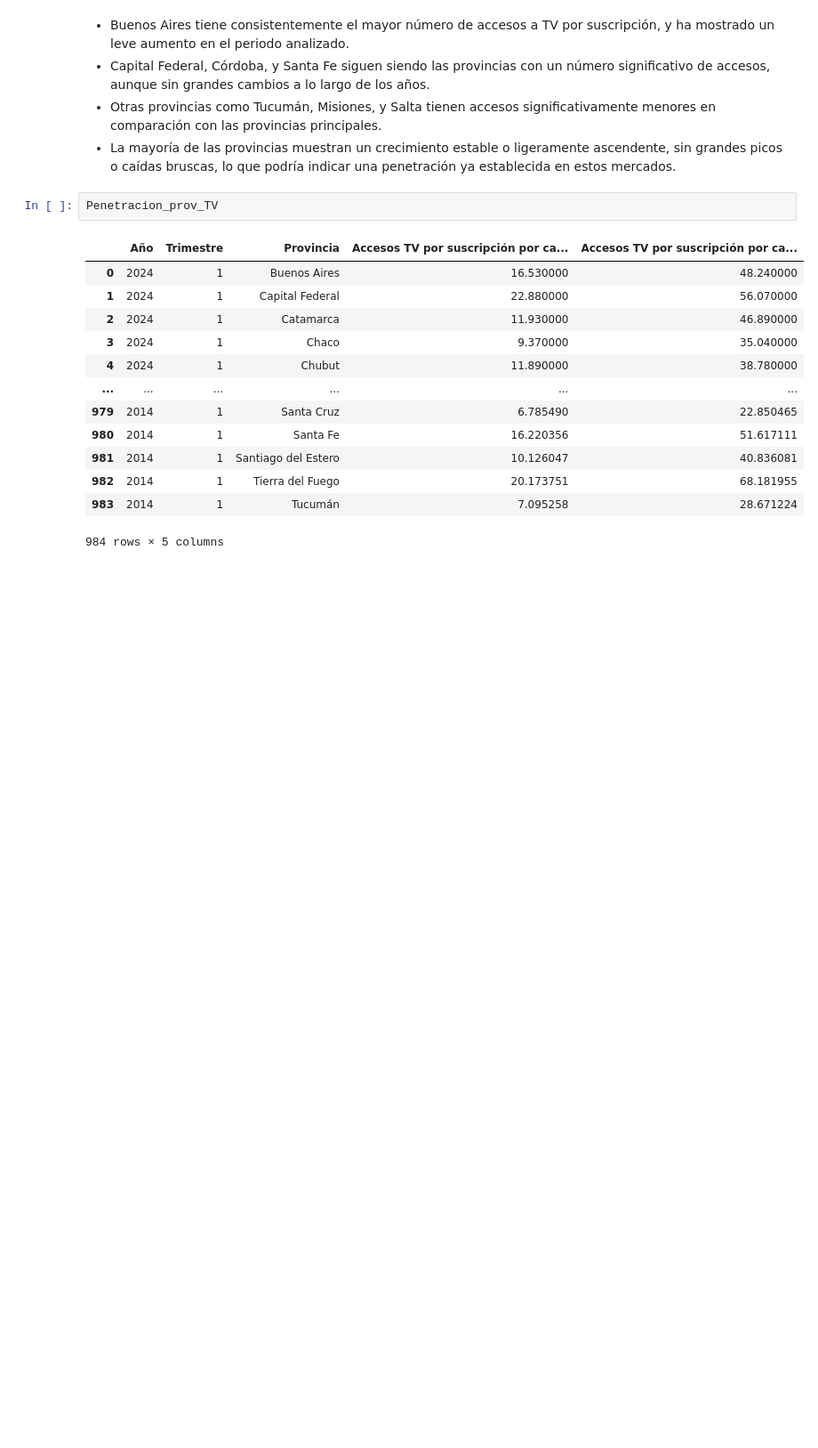
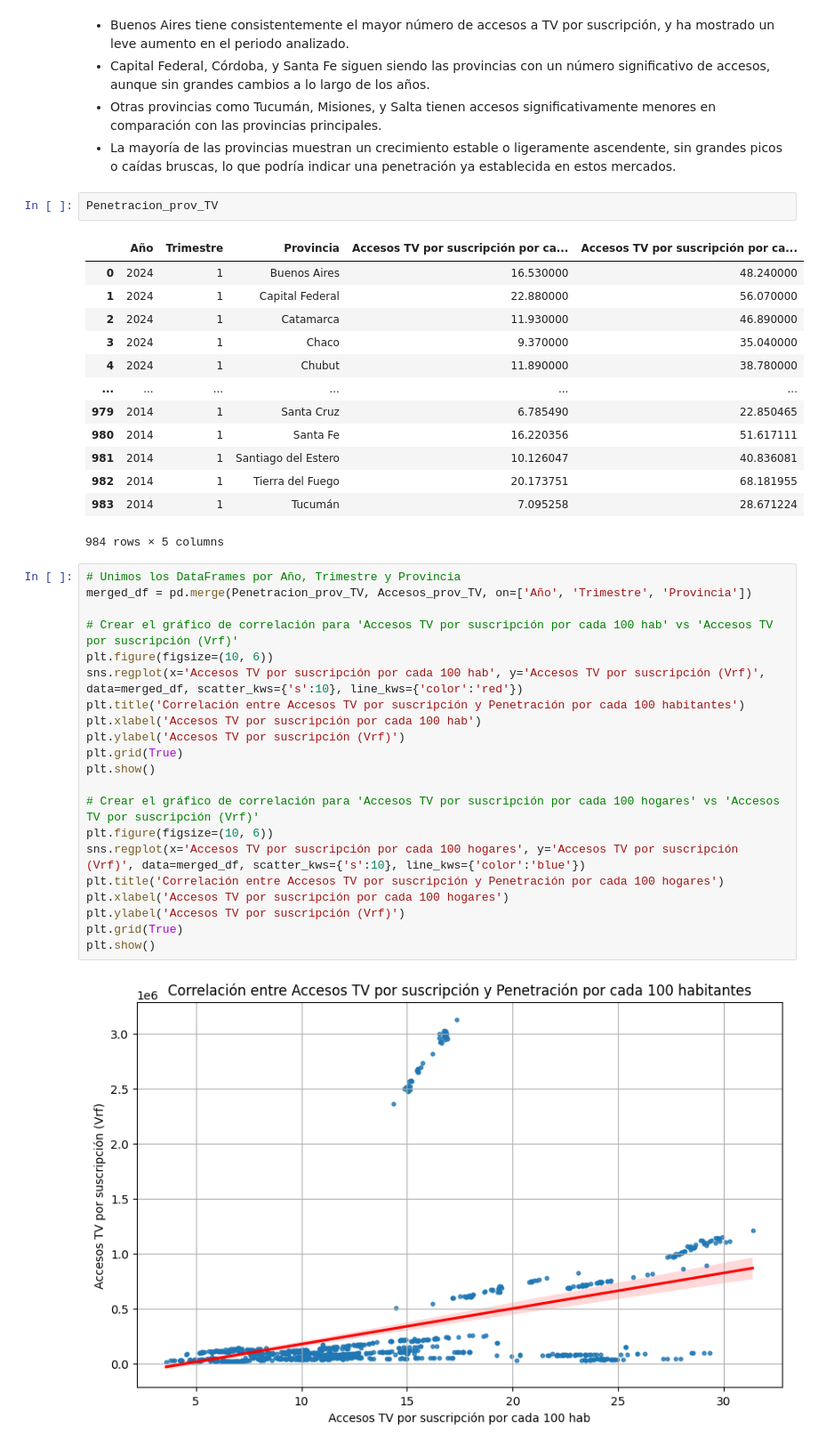
Before and after one commit to Melbutus/Data_Analyst_Telecomunicaciones, a Jupyter notebook: EDA.ipynb, the cells around one changed output. Shown at 89% size. Drawn from its saved outputs; the diff is of its cells as text; blank space fills up the shorter version.

```diff
--- a/EDA.ipynb
+++ b/EDA.ipynb
@@ -793,3 +793,26 @@ Penetracion_prov_TV
 | 982 | 2014 | 1 | Tierra del Fuego | 20.173751 | 68.181955 |
 | 983 | 2014 | 1 | Tucumán | 7.095258 | 28.671224 |
 984 rows × 5 columns
+# %%
+# Unimos los DataFrames por Año, Trimestre y Provincia
+merged_df = pd.merge(Penetracion_prov_TV, Accesos_prov_TV, on=['Año', 'Trimestre', 'Provincia'])
+
+# Crear el gráfico de correlación para 'Accesos TV por suscripción por cada 100 hab' vs 'Accesos TV por suscripción (Vrf)'
+plt.figure(figsize=(10, 6))
+sns.regplot(x='Accesos TV por suscripción por cada 100 hab', y='Accesos TV por suscripción (Vrf)', data=merged_df, scatter_kws={'s':10}, line_kws={'color':'red'})
+plt.title('Correlación entre Accesos TV por suscripción y Penetración por cada 100 habitantes')
+plt.xlabel('Accesos TV por suscripción por cada 100 hab')
+plt.ylabel('Accesos TV por suscripción (Vrf)')
+plt.grid(True)
+plt.show()
+
+# Crear el gráfico de correlación para 'Accesos TV por suscripción por cada 100 hogares' vs 'Accesos TV por suscripción (Vrf)'
+plt.figure(figsize=(10, 6))
+sns.regplot(x='Accesos TV por suscripción por cada 100 hogares', y='Accesos TV por suscripción (Vrf)', data=merged_df, scatter_kws={'s':10}, line_kws={'color':'blue'})
+plt.title('Correlación entre Accesos TV por suscripción y Penetración por cada 100 hogares')
+plt.xlabel('Accesos TV por suscripción por cada 100 hogares')
+plt.ylabel('Accesos TV por suscripción (Vrf)')
+plt.grid(True)
+plt.show()
+# %% [output]
+[figure, added]
```
Also changed, not shown: parts of 3 cells of this notebook.
